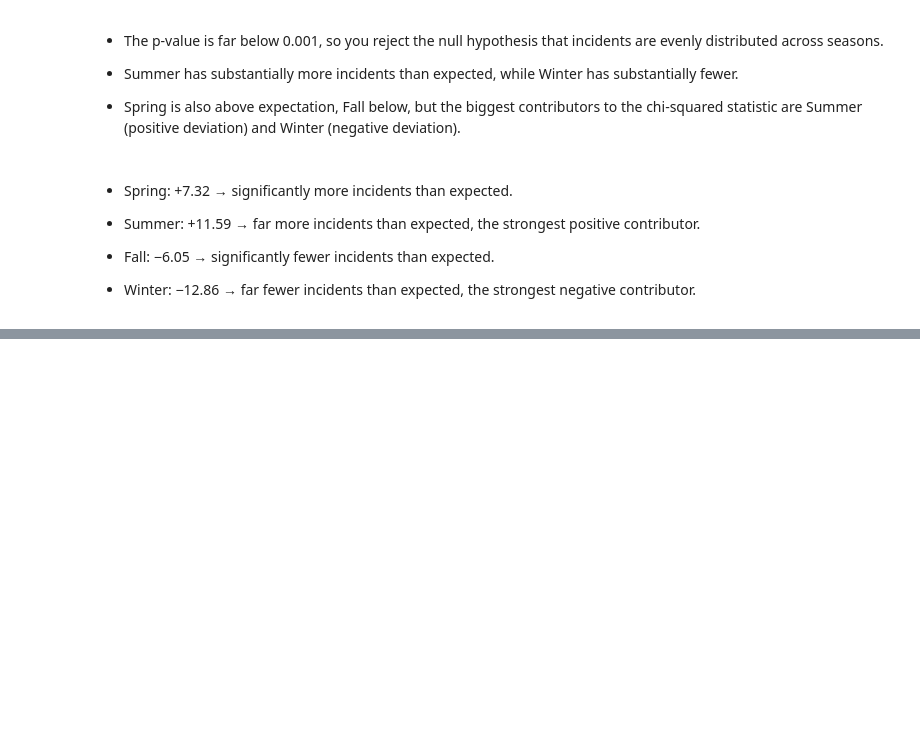
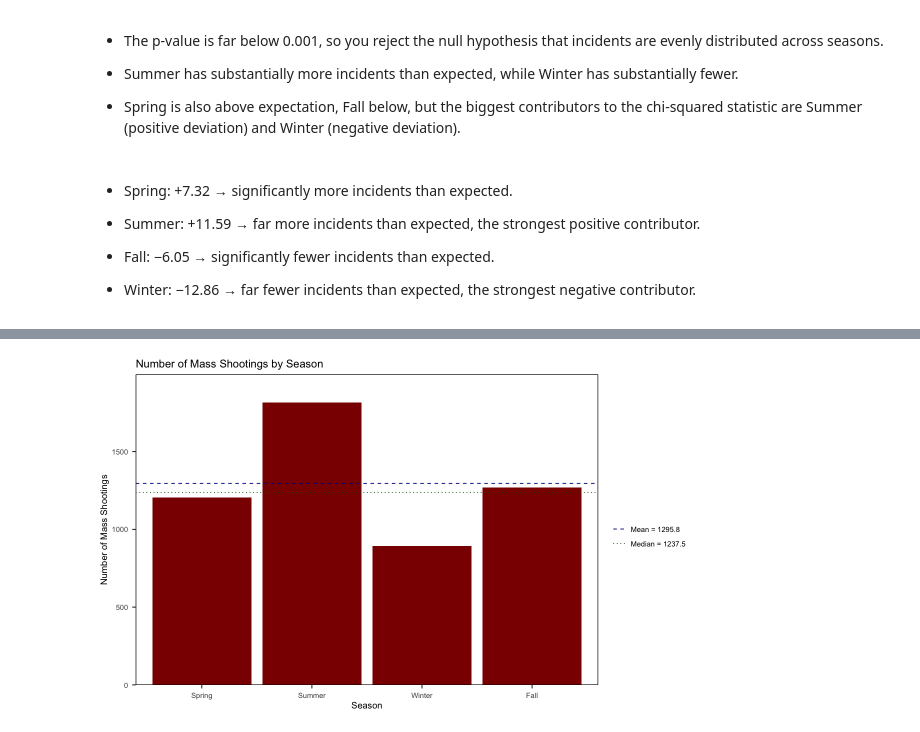
Before and after one commit to kayleedehncke/stat5000_final_project, a Jupyter notebook: analysis.ipynb, the cells around one changed output, grey strips where cells are left out. Saved outputs shown, nothing was run; the diff lists cells and outputs as text; code cells hidden in the pictures; blank space fills up the shorter version.

```diff
--- a/analysis.ipynb
+++ b/analysis.ipynb
@@ -568,0 +618,39 @@ X-squared = 292.36, df = 3, p-value < 2.2e-16
+# %%
+# computing mean number of mass shootings per season (JFM, AMJ, JAS, OND)
+season_freq = table(df$Season)
+mean_season = mean(as.numeric(season_freq))
+median_season = median(as.numeric(season_freq))
+
+# plot number of mass shootings by season
+options(repr.plot.width = 10, repr.plot.height = 6)
+
+season_counts <- ggplot(df, aes(x  = Season)) +
+    geom_bar(fill = "darkred") +
+
+    # draw mean and median lines
+    geom_hline(aes(yintercept = mean_season, color = "Mean"), linetype = "dashed", linewidth = 0.5) +
+    geom_hline(aes(yintercept = median_season, color = "Median"), linetype = "dotted", linewidth = 0.5) +
+
+    # unified color scale for both lines
+    scale_color_manual(
+        name = "",
+        breaks = c("Mean", "Median"),
+        labels = c(paste0("Mean = ", round(mean_season, 1)),
+                   paste0("Median = ", round(median_season, 1))),
+        values = c("Mean" = "darkblue", "Median" = "darkgreen")
+    ) +
+    guides(color = guide_legend(override.aes = list(linetype = c("dashed", "dotted"), size = c(1, 1)))) +
+
+    # show full data but give a 10% top margin so mean line doesn't touch the top
+    scale_y_continuous(expand = c(0, 0)) +
+    coord_cartesian(ylim = c(0, max(as.numeric(season_freq), na.rm = TRUE) * 1.10)) +
+    theme_minimal() +
+    theme(panel.grid = element_blank(),
+            panel.background = element_rect(fill = "white"),
+            panel.border = element_rect(colour = "black", size = 0.5),
+            axis.ticks = element_line(colour = "black"),
+            axis.ticks.length = unit(0.15, "cm"))+
+    labs(title = "Number of Mass Shootings by Season", x = "Season", y = "Number of Mass Shootings")
+season_counts
+# %% [output]
+[figure, added]
```
Also changed, not shown: parts of 1 cell of this notebook, 5 other files.
